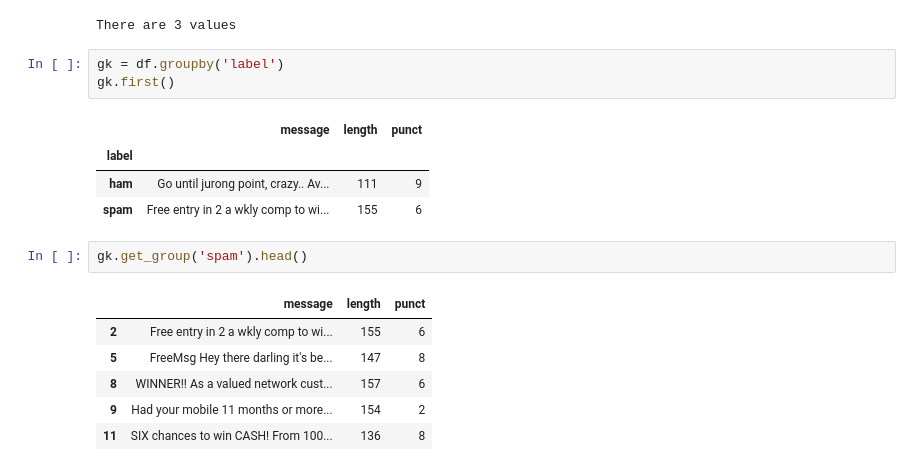
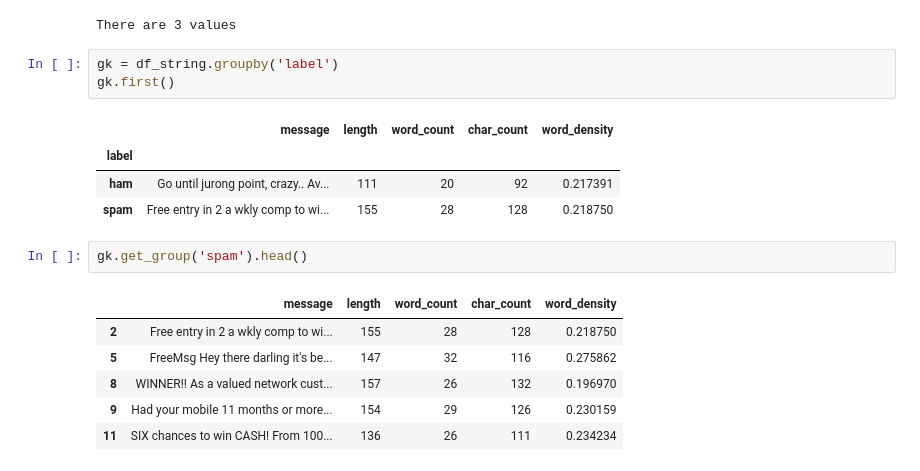
Before and after one commit to ameervalki/Pandas-EDA, a Jupyter notebook: Pandas - EDA for Spam Ham.ipynb, the cells around one changed output. Saved outputs shown, nothing was run; the diff lists cells and outputs as text.

```diff
--- a/Pandas - EDA for Spam Ham.ipynb
+++ b/Pandas - EDA for Spam Ham.ipynb
@@ -260,19 +260,19 @@ if mel_count>0:
 # %% [output]
 There are 3 values
 # %%
-gk = df.groupby('label')
+gk = df_string.groupby('label')
 gk.first()
 # %% [output]
-|  | message | length | punct |
-| label |  |  |  |
-| ham | Go until jurong point, crazy.. Av... | 111 | 9 |
-| spam | Free entry in 2 a wkly comp to wi... | 155 | 6 |
+|  | message | length | word_count | char_count | word_density |
+| label |  |  |  |  |  |
+| ham | Go until jurong point, crazy.. Av... | 111 | 20 | 92 | 0.217391 |
+| spam | Free entry in 2 a wkly comp to wi... | 155 | 28 | 128 | 0.218750 |
 # %%
 gk.get_group('spam').head()
 # %% [output]
-|  | message | length | punct |
-| 2 | Free entry in 2 a wkly comp to wi... | 155 | 6 |
-| 5 | FreeMsg Hey there darling it's be... | 147 | 8 |
-| 8 | WINNER!! As a valued network cust... | 157 | 6 |
-| 9 | Had your mobile 11 months or more... | 154 | 2 |
-| 11 | SIX chances to win CASH! From 100... | 136 | 8 |
+|  | message | length | word_count | char_count | word_density |
+| 2 | Free entry in 2 a wkly comp to wi... | 155 | 28 | 128 | 0.218750 |
+| 5 | FreeMsg Hey there darling it's be... | 147 | 32 | 116 | 0.275862 |
+| 8 | WINNER!! As a valued network cust... | 157 | 26 | 132 | 0.196970 |
+| 9 | Had your mobile 11 months or more... | 154 | 29 | 126 | 0.230159 |
+| 11 | SIX chances to win CASH! From 100... | 136 | 26 | 111 | 0.234234 |
```
Also changed, not shown: parts of 72 cells of this notebook.
